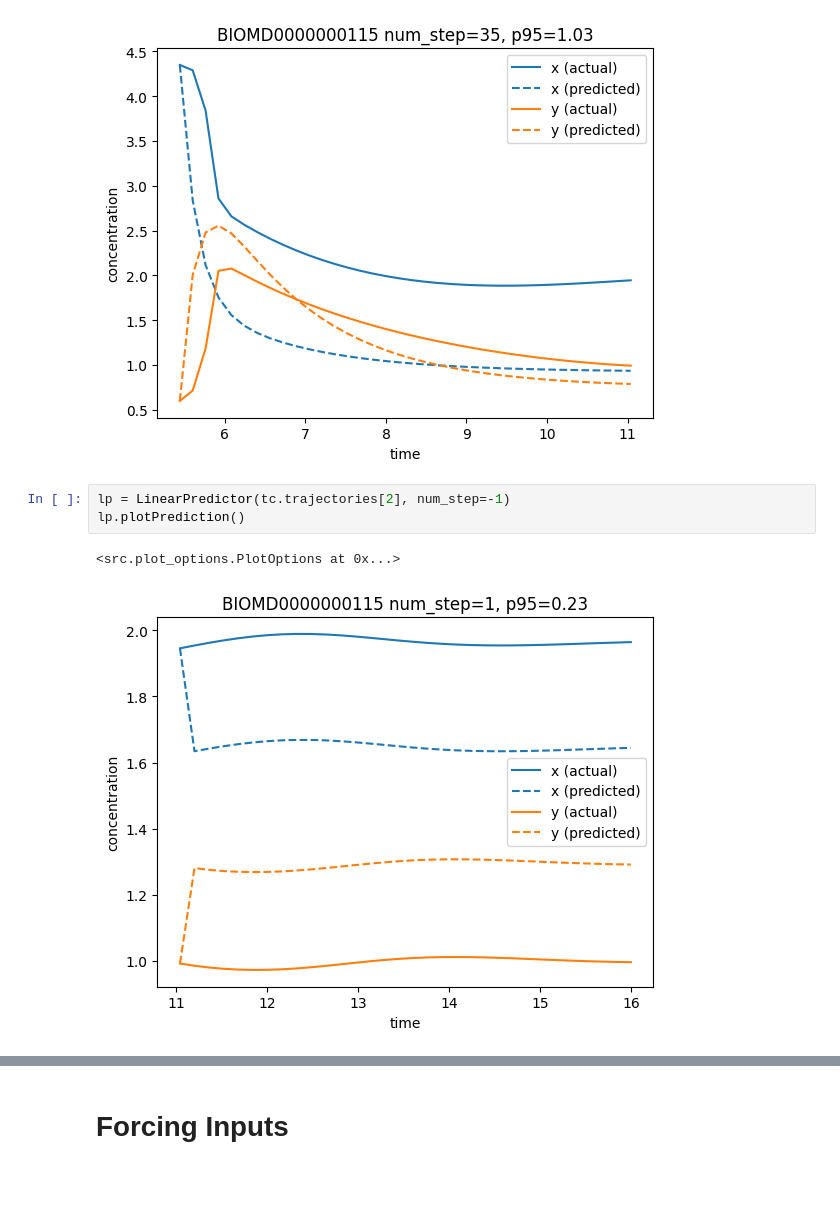
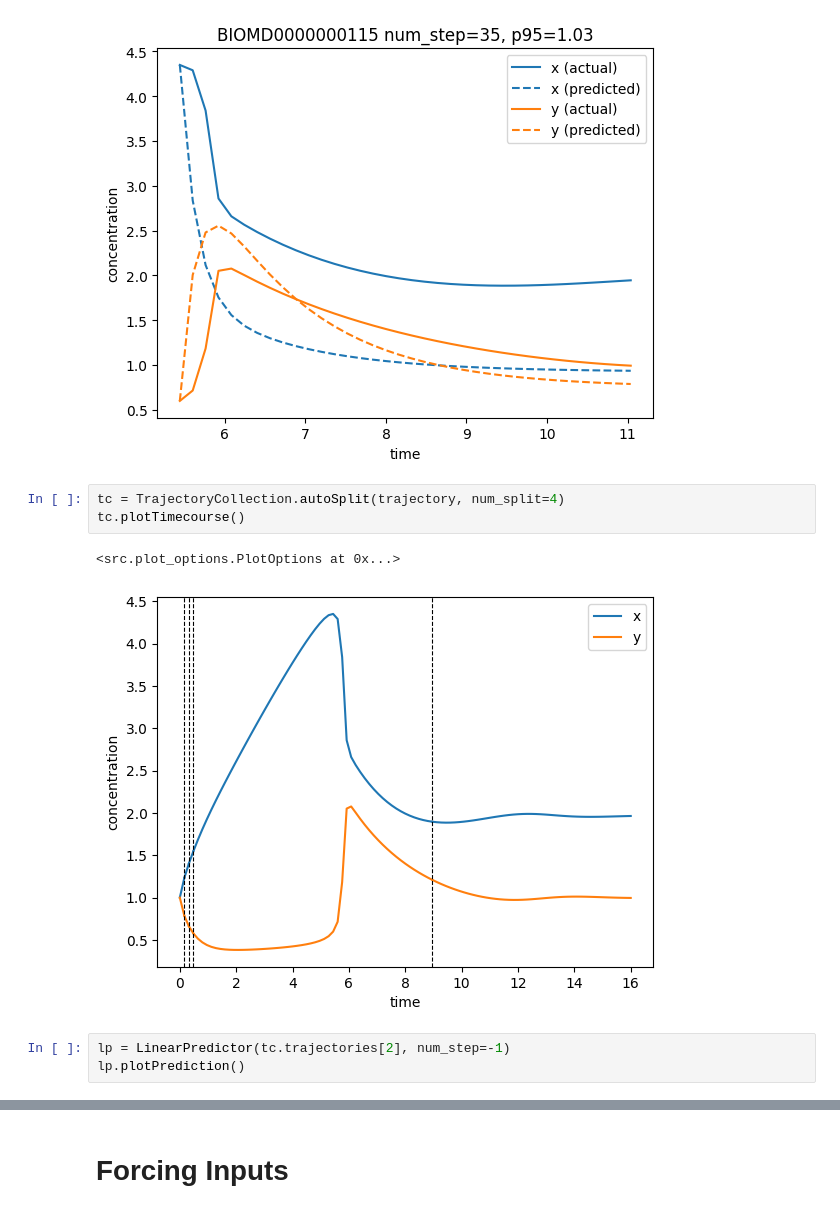
Before and after one commit to ModelEngineering/model_linearity_analysis, a Jupyter notebook: notebooks/score_analysis.ipynb, the cells around one changed output, grey strips where cells are left out. Cells and saved outputs as stored; diff of their text form; blank space fills up the shorter version.

Commit message:
autoSplit

```diff
--- a/notebooks/score_analysis.ipynb
+++ b/notebooks/score_analysis.ipynb
@@ -83,12 +83,15 @@ lp.plotPrediction()
 # %% [output]
 <src.plot_options.PlotOptions at 0x...>
 [figure]
+# %%
+tc = TrajectoryCollection.autoSplit(trajectory, num_split=4)
+tc.plotTimecourse()
+# %% [output]
+<src.plot_options.PlotOptions at 0x...>
+[figure, added]
 # %%
 lp = LinearPredictor(tc.trajectories[2], num_step=-1)
 lp.plotPrediction()
-# %% [output]
-<src.plot_options.PlotOptions at 0x...>
-[figure, removed]
 # %%
 plotModel(115, legend=False)
 plotModel(115, start_time=0, end_time=5, legend=False)
```
Also changed, not shown: parts of 2 cells of this notebook, 5 other files.
